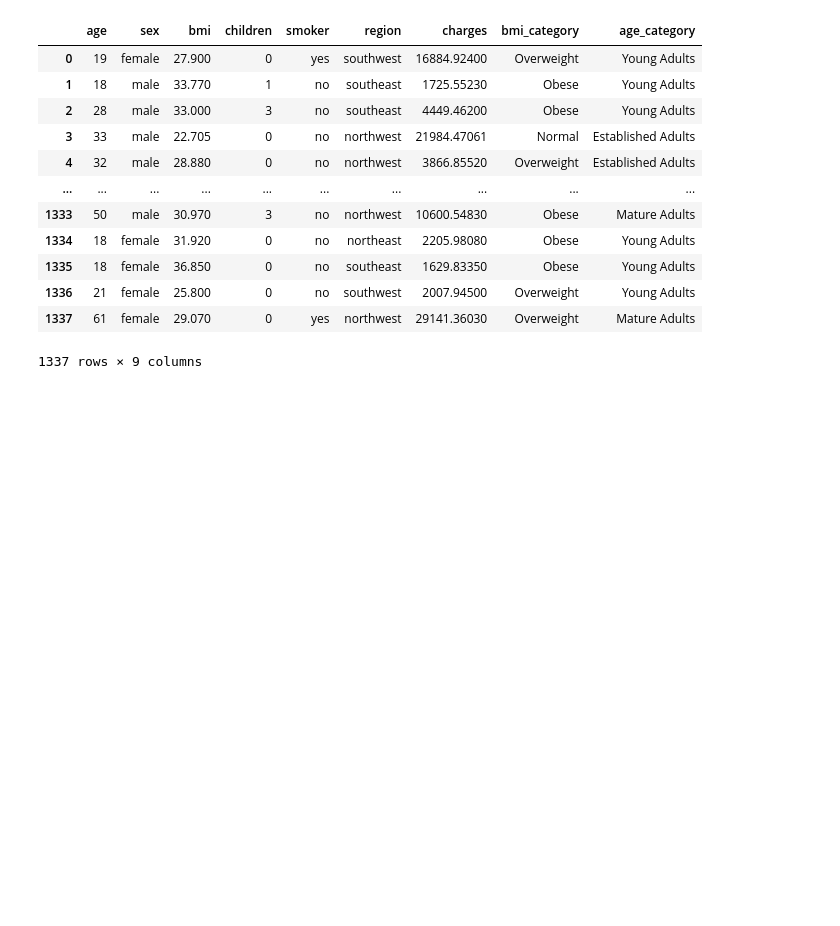
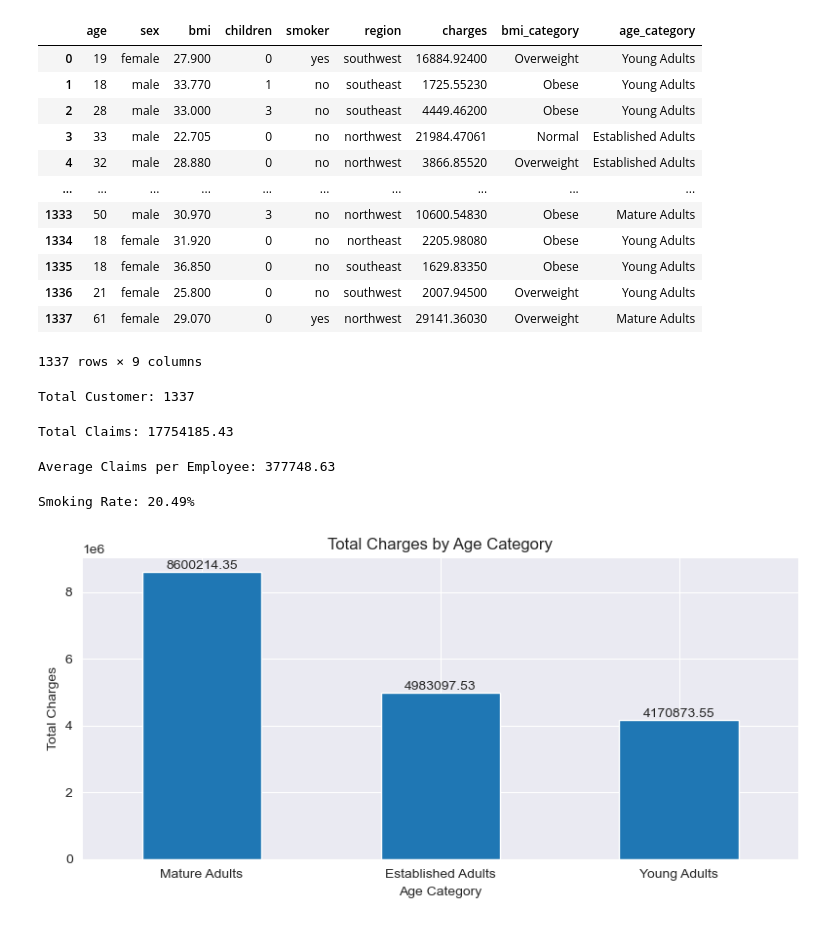
Before and after one commit to fikrifaizz/claim-dashboard-for-hr-monitoring, a Jupyter notebook: notebooks/eda.ipynb, the cells around one changed output. Cells and saved outputs as stored; diff of their text form; code cells hidden in the pictures; blank space fills up the shorter version.

```diff
--- a/notebooks/eda.ipynb
+++ b/notebooks/eda.ipynb
@@ -142,3 +143,36 @@ age_category_group(data)
 | 1336 | 21 | female | 25.800 | 0 | no | southwest | 2007.94500 | Overweight | Young Adults |
 | 1337 | 61 | female | 29.070 | 0 | yes | northwest | 29141.36030 | Overweight | Mature Adults |
 1337 rows × 9 columns
+# %%
+total_customer = data['charges'].value_counts().sum()
+print(f"Total Customer: {total_customer}")
+# %% [output]
+Total Customer: 1337
+# %%
+total_claims = data['charges'].sum()
+print(f"Total Claims: {total_claims:.2f}")
+# %% [output]
+Total Claims: 17754185.43
+# %%
+avg_claims_per_employee = sum(data['charges']) / data['age'].nunique()
+print(f"Average Claims per Employee: {avg_claims_per_employee:.2f}")
+# %% [output]
+Average Claims per Employee: 377748.63
+# %%
+smoking_rate = data['smoker'].value_counts(normalize=True)
+print(f"Smoking Rate: {smoking_rate.iloc[1] * 100:.2f}%")
+# %% [output]
+Smoking Rate: 20.49%
+# %%
+charges_by_age_category = data.groupby("age_category")["charges"].sum()
+charges_by_age_category = charges_by_age_category.sort_values(ascending=False)
+ax = charges_by_age_category.plot(kind="bar", figsize=(8, 4))
+ax.tick_params(axis='x', labelrotation=0)
+ax.set_xlabel("Age Category")
+ax.set_ylabel("Total Charges")
+ax.set_title("Total Charges by Age Category")
+for container in ax.containers:
+    ax.bar_label(container, fmt="%.2f", )
+plt.tight_layout()
+# %% [output]
+[figure, added]
```
Also changed, not shown: parts of 4 cells of this notebook, 6 other files.
